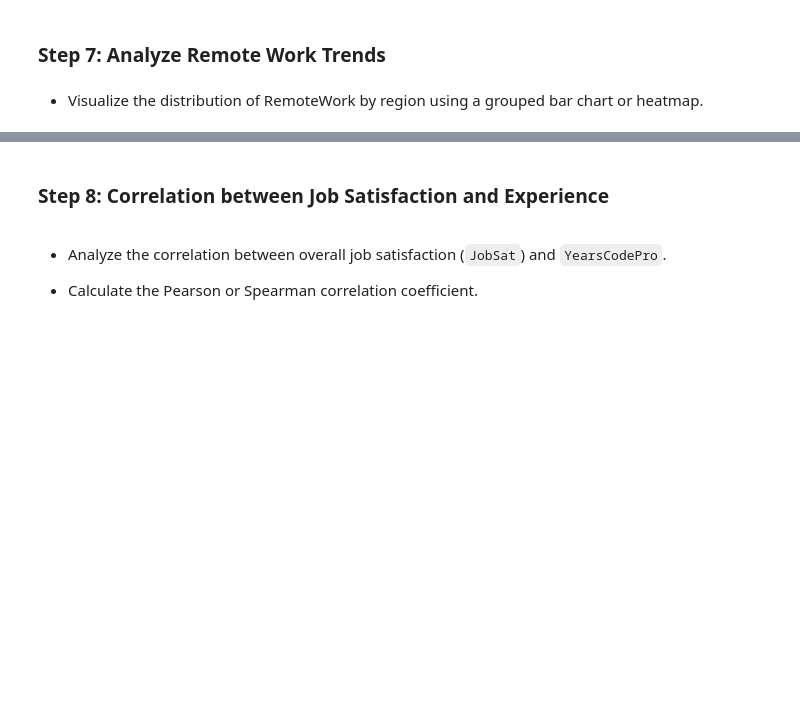
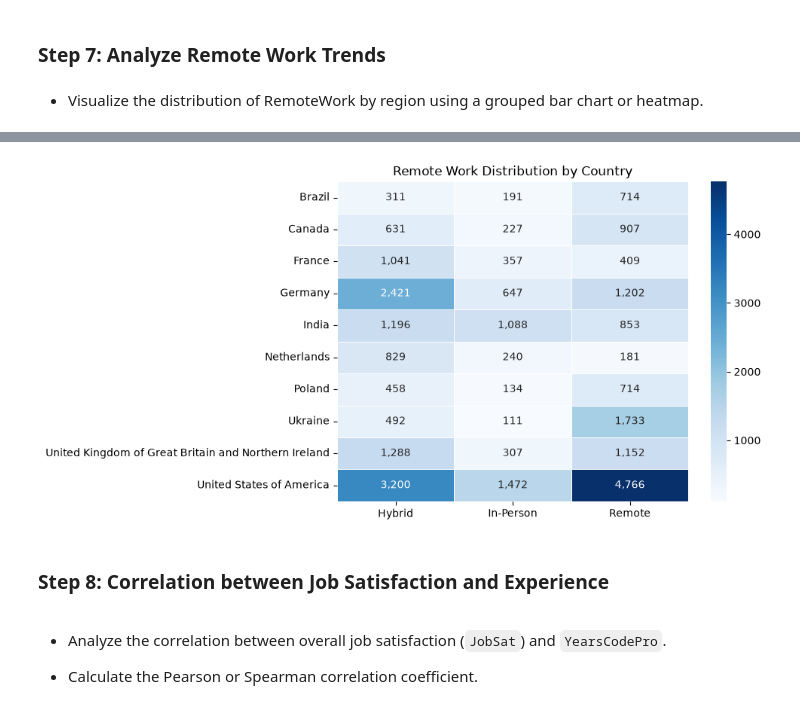
Before and after one commit to lgaoandy/npower-data-analytics-labs, a Jupyter notebook: IBM_Data_Analyst_Professional/C9/Lab13_Finding_How_The_Data_Is_Distributed.ipynb, the cells around one changed output, grey strips where cells are left out. Saved outputs shown, nothing was run; the diff lists cells and outputs as text; code cells hidden in the pictures; blank space fills up the shorter version.

```diff
--- a/IBM_Data_Analyst_Professional/C9/Lab13_Finding_How_The_Data_Is_Distributed.ipynb
+++ b/IBM_Data_Analyst_Professional/C9/Lab13_Finding_How_The_Data_Is_Distributed.ipynb
@@ -259,3 +406,50 @@ want_counts = {}
+# %%
+top10_countries = [
+    "United States of America",
+    "Germany",
+    "India",
+    "United Kingdom of Great Britain and Northern Ireland",
+    "Ukraine",
+    "France",
+    "Canada",
+    "Poland",
+    "Netherlands",
+    "Brazil"
+]
+
+df_top10 = df[df["Country"].isin(top10_countries)]
+
+df_top10_remote = pd.crosstab(
+    df_top10["Country"],
+    df_top10["RemoteWork"]
+)
+# %%
+plt.figure(figsize=(10, 5))
+
+sns.heatmap(
+    data=df_top10_remote,
+    annot=True,
+    fmt=",.0f",
+    cmap="Blues",
+    linewidths=0.5,
+    linecolor="white"
+)
+
+c, r = df_top10_remote.shape
+
+x_ticks = np.arange(0.5, r + 0.5)
+x_labels = ["Hybrid", "In-Person", "Remote"]
+
+y_ticks = np.arange(0.5, c + 0.5)
+
+plt.title("Remote Work Distribution by Country")
+plt.xlabel("")
+plt.ylabel("")
+plt.xticks(ticks=x_ticks, labels=x_labels, rotation=0, ha="center")
+plt.tight_layout()
+plt.show()
+# %% [output]
+[figure, added]
 # %% [markdown]
 ### Step 8: Correlation between Job Satisfaction and Experience
 # %% [markdown]
```
Also changed, not shown: parts of 8 cells of this notebook.
